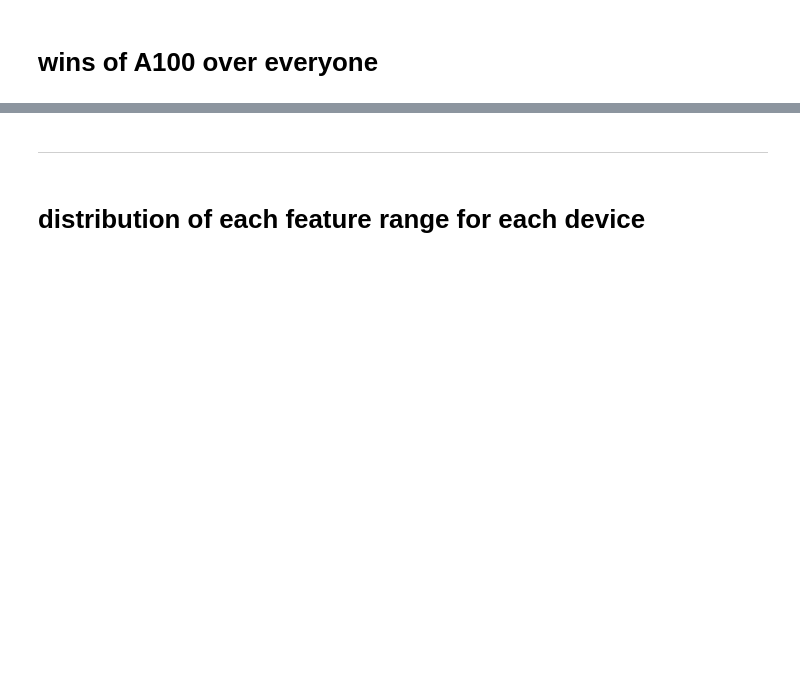
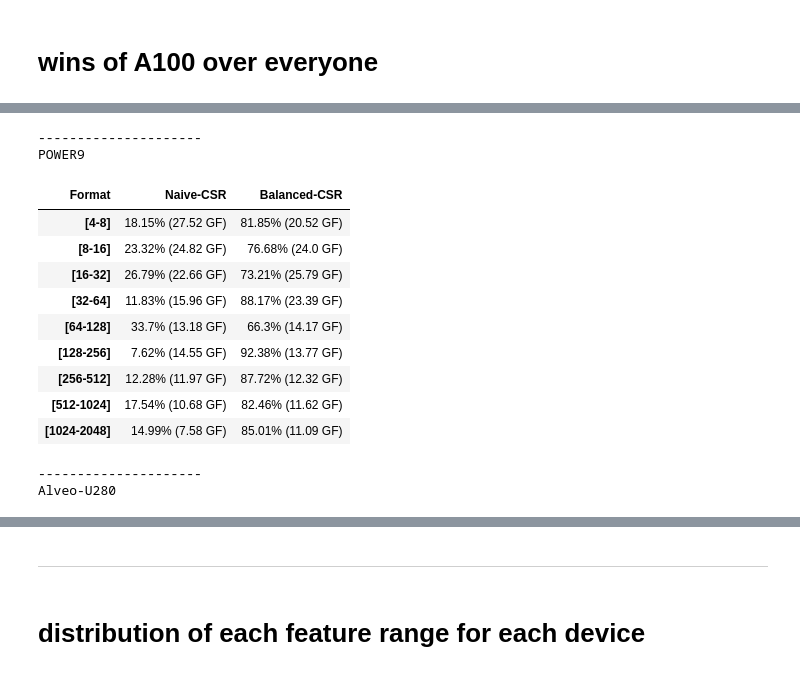
Before and after one commit to cslab-ntua/SpMV-Research, a Jupyter notebook: results_visualization/synthetic_plotter.ipynb, the cells around one changed output, grey strips where cells are left out. Cells and saved outputs as stored; diff of their text form; code cells hidden in the pictures; blank space fills up the shorter version.

```diff
--- a/results_visualization/synthetic_plotter.ipynb
+++ b/results_visualization/synthetic_plotter.ipynb
@@ -2058,0 +2315,74 @@ all  [128-256] 103.7
+# %%
+def print_distribution_row100(feature, feat_categ, ranges_feature, group_system_best, verbose = True, format_name=''):
+    total = group_system_best.shape[0]
+    if(verbose):
+        print(feature + ' distribution in dataset')
+    ndf_row = [format_name]
+    for val in ranges_feature:
+        feature_range_total_matrices = group_system_best[group_system_best[feat_categ]==val].shape[0]
+        group_data_sys_f = group_system_best[group_system_best['implementation'] == f]
+        group_system_best_feat = group_data_sys_f[group_data_sys_f[feat_categ]==val]
+        cnt = group_system_best_feat.shape[0]
+        new_string = str(np.round(100*cnt/feature_range_total_matrices,2)) + '% ('+ str(np.round(group_system_best_feat['gflops'].median(),2)) + ' GF)'
+        if(verbose):
+            print(val, '\t', cnt,'/', total,'\t', new_string)
+        ndf_row.append(new_string)
+    return ndf_row
+
+group_data = group_system_best
+# group_data = groupreps
+
+# ranges_dev = ['Tesla-A100', 'Tesla-V100', 'AMD-EPYC', 'ARM-NEON', 'Alveo-U280']
+# ranges_dev = ['Tesla-A100', 'AMD-EPYC1', 'INTEL-GOLD2', 'ARM-NEON', 'Alveo-U280']
+ranges_dev = ['Tesla-V100', 'Tesla-A100', 'AMD-HAWK', 'AMD-EPYC1', 'ARM-NEON', 'POWER9', 'Alveo-U280']
+ranges_dev = ['POWER9', 'Alveo-U280']
+research_formats = ['Merge', 'SparseX', 'SELL-C-s', 'CSR5']
+
+research_only = False
+# research_only = True
+
+features = ['mem_range', 'anr_categ', 'skew_categ', 'regularity']
+rangess = [ranges_memr, ranges_anr, ranges_skew, ranges_regularity]
+cnttt = 0
+
+group_data_system_list=[]
+for system in ranges_dev:
+    print('---------------------')
+    print(system)
+    formats = [x.split("\n")[1] for x in ranges_impl_arch_backup if
+               ((x.split(" )")[0].split("( ")[1] == system) and
+                (x.split("\n")[1] in set(group_data[group_data['System']==x.split(" )")[0].split("( ")[1]]['implementation'])))]
+
+    if(research_only):
+        formats = [ i if i in research_formats else '' for i in formats]
+        while('' in formats):
+            formats.remove('')
+
+    group_data_sys = group_data[group_data['System']==system]
+
+    new_df_list = []
+    for f in formats:
+        # print(system, '\t', f, '\t', group_data_sys_f.shape[0])
+        feat, ranges_feat = features[cnttt], rangess[cnttt]
+        ndf_row = print_distribution_row100(feat, feat, ranges_feat, group_data_sys, verbose=False, format_name = f)
+        new_df_list.append(ndf_row)
+
+    new_df = pd.DataFrame(new_df_list, columns = ['Format'] + ranges_feat)
+    new_df.set_index('Format', inplace=True)
+    new_df = new_df.T
+    display(new_df)
+# %% [output]
+---------------------
+POWER9
+| Format | Naive-CSR | Balanced-CSR |
+| [4-8] | 18.15% (27.52 GF) | 81.85% (20.52 GF) |
+| [8-16] | 23.32% (24.82 GF) | 76.68% (24.0 GF) |
+| [16-32] | 26.79% (22.66 GF) | 73.21% (25.79 GF) |
+| [32-64] | 11.83% (15.96 GF) | 88.17% (23.39 GF) |
+| [64-128] | 33.7% (13.18 GF) | 66.3% (14.17 GF) |
+| [128-256] | 7.62% (14.55 GF) | 92.38% (13.77 GF) |
+| [256-512] | 12.28% (11.97 GF) | 87.72% (12.32 GF) |
+| [512-1024] | 17.54% (10.68 GF) | 82.46% (11.62 GF) |
+| [1024-2048] | 14.99% (7.58 GF) | 85.01% (11.09 GF) |
+---------------------
+Alveo-U280
```
Also changed, not shown: parts of 84 cells of this notebook, 46 other files.
